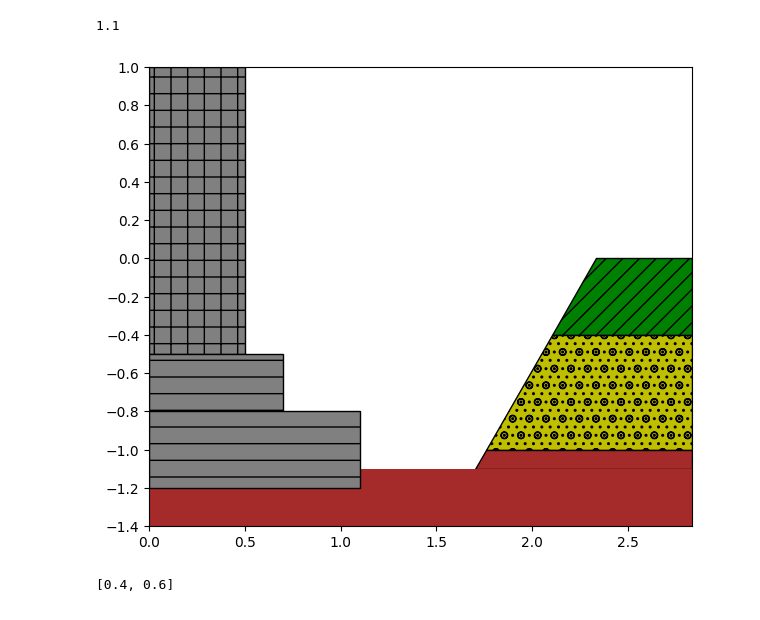
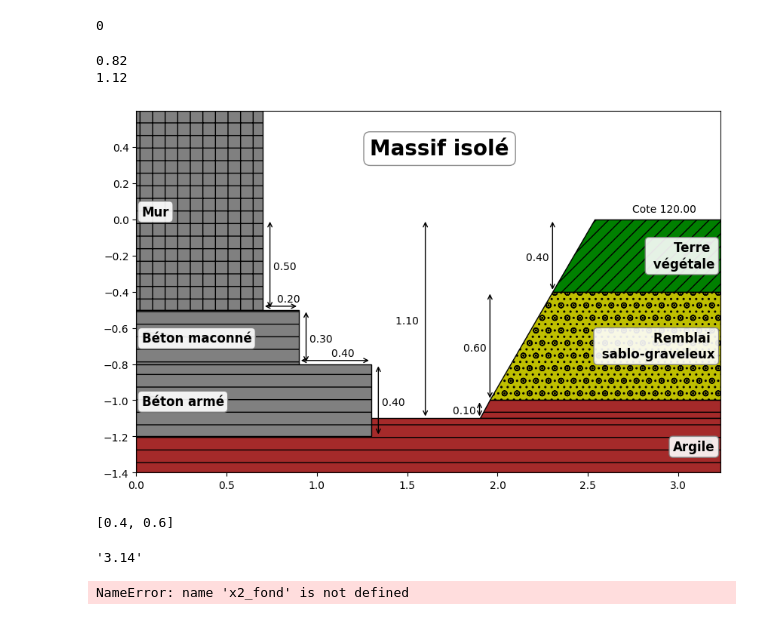
Before and after one commit to LDemange/geotechnique, a Jupyter notebook: notebooks/dessin_fondation.ipynb, the cells around one changed output. Saved outputs shown, nothing was run; the diff lists cells and outputs as text; code cells hidden in the pictures.

```diff
--- a/notebooks/dessin_fondation.ipynb
+++ b/notebooks/dessin_fondation.ipynb
@@ -7,23 +7,3 @@ import matplotlib.pyplot as plt
 from math import tan, pi
 
 from matplotlib.patches import Ellipse, Polygon
-# %%
-d_mur = 1
-em = 0.5
-
-x_fond = 0.6
-alpha = 60 # pente
-# Couche 1 : TV
-h1 = 0.4
-#Couche 2 :
-h2 = 0.8
-# Couche 3 :
-h3 = 0.3
-# Mur
-h_mur = 0.5
-#Fondation, débord 1 :
-deb1 = 0.2
-h_fond1 = 0.3
-#Fondation débord 2 :
-deb2 = 0.4
-h_fond2 = 0.4
@@ -112,15 +10,25 @@ plt.show()
 # %%
 h_couche = [0.4,0.6,0.1]
 color_couche = ['g','y','brown']
-symbol_couche = ['//','o..','']
-h_mur = 0.5 # hauteur du mur sous le sol et au-dessus des fondations
-d_mur = 1 #élévation du mur au-dessus du sol
-deb_fond = [0.2,0.4]
-h_fond = [0.3,0.4]
+symbol_couche = ['//','o..','-']
+name_couche = ['Terre \n végétale', 'Remblai \n sablo-graveleux', 'Argile']
+name_fondation = ['Béton maconné', 'Béton armé']
+name_mur = 'Mur'
+Titre = 'Massif isolé'
+h_mur = 0.50 # hauteur du mur sous le sol et au-dessus des fondations
+d_mur = 0.60 #élévation du mur au-dessus du sol
+deb_fond = [0.20,0.40] #débord fondation
+h_fond = [0.30,0.40] #hauteur fondation
+fond_fouille = 1.1 #profondeur du fond de fouille
+cote = 120 # Cote de la fouille
 color_fond = ['grey','grey']
 symbol_fond = ['-','-']
+fonte_size = 12
+font = {'weight' : 'bold', 'size' : fonte_size}
+font_title = {'weight' : 'bold', 'size' : 20}
+font_measure = {'size' : 10}
 # %%
-np.sum(h_couche)
+'toto'.count('z')
 # %% [output]
-1.1
+0
 # %%
@@ -219,9 +211,19 @@ def plot_foundation(h_couche,color_couche, symbol_couche, d_mur, h_mur,deb_fond,
     plt.show()
 # %%
-plot_foundation(h_couche,color_couche, symbol_couche,d_mur, h_mur,deb_fond,h_fond,color_fond,symbol_fond)
+plot_foundation(Titre, cote, h_couche,color_couche, symbol_couche, name_couche, d_mur, h_mur, name_mur, deb_fond,h_fond,fond_fouille, color_fond,symbol_fond)
 # %% [output]
+0.82
+1.12
-[figure, old version]
+[figure, new version]
 # %%
 h_couche[0:2]
 # %% [output]
 [0.4, 0.6]
+# %%
+format(pi, '.2f')
+# %% [output]
+'3.14'
+# %%
+(x2_fond+np.sum(deb_fond[0:i])+x2_mur)/2+0.02
+# %% [output]
+NameError: name 'x2_fond' is not defined
```
Also changed, not shown: parts of 2 cells of this notebook.
